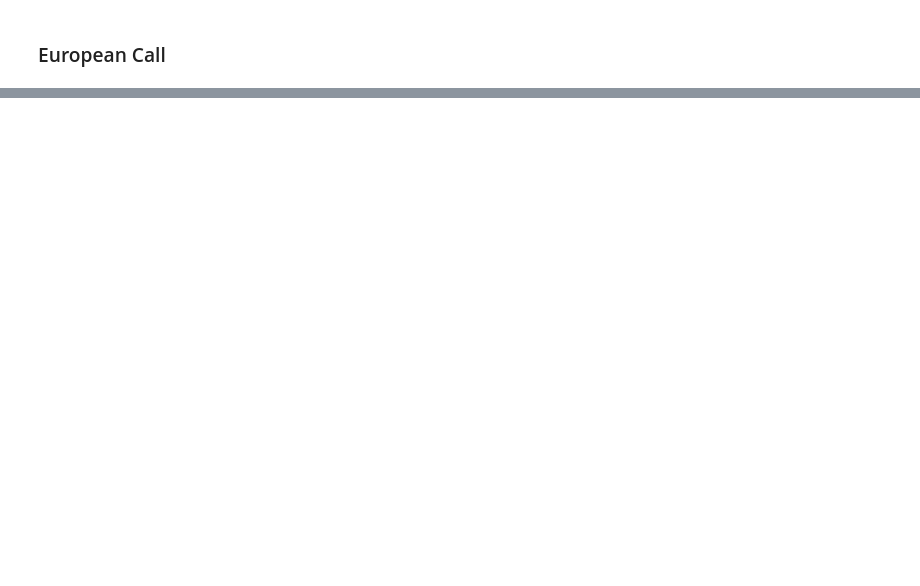
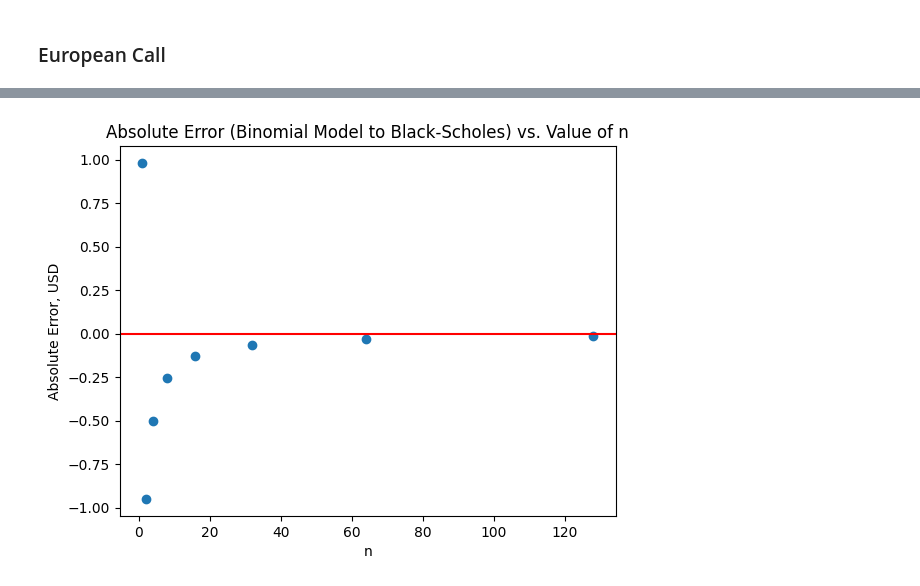
Before and after one commit to sash-wat/BUFN401, a Jupyter notebook: Homework4/HW4.ipynb, the cells around one changed output, grey strips where cells are left out. Cells and saved outputs as stored; diff of their text form; code cells hidden in the pictures; blank space fills up the shorter version.

```diff
--- a/Homework4/HW4.ipynb
+++ b/Homework4/HW4.ipynb
@@ -89,0 +48,23 @@ print(p)
+# %%
+C0_values = []
+for n in n_values:
+    dt = t / n
+    u = np.exp(sigma * np.sqrt(dt))
+    d = 1 / u
+
+    p = (np.exp(r * dt) - d) / (u - d)
+
+    S_values = np.array([s0 * u**j * d**(n - j) for j in range(n + 1)])
+    # The above line makes a matrix of stock values
+
+    C_values = np.maximum(0, k-S_values)
+    #The above line makes a matrix of call option payoffs
+
+    c0 = np.exp(-r * t) * np.sum(np.array([np.math.comb(n, j) * p**j * (1 - p)**(n - j) * C_values[j] for j in range(n + 1)]))
+
+    C0_values.append(c0)
+
+print("n_values:", n_values)
+print("European Put Option Values at time 0:")
+for i, n in enumerate(n_values):
+    print(f"n = {n}: {C0_values[i]}")
@@ -113,0 +166,9 @@ Root: 100, Option Price=4.73, payoff=0
+# %%
+plt.scatter(n_values, (C0_values - blsc_price(100, 100, 0.1, 1, 0.2)))
+plt.ylabel("Absolute Error, USD")
+plt.xlabel("n")
+plt.axhline(y = 0, color = 'r', linestyle = '-')
+plt.title("Absolute Error (Binomial Model to Black-Scholes) vs. Value of n")
+plt.show()
+# %% [output]
+[figure, added]
```
Also changed, not shown: parts of 12 cells of this notebook, 5 other files.
